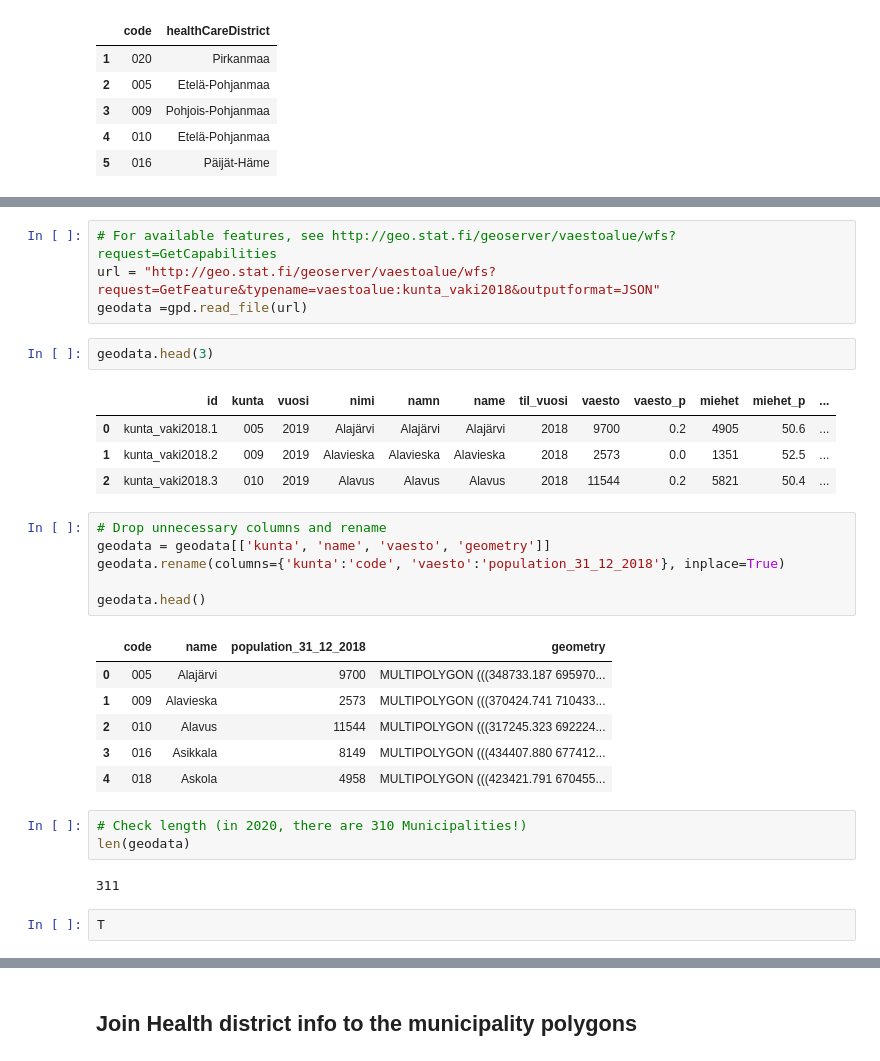
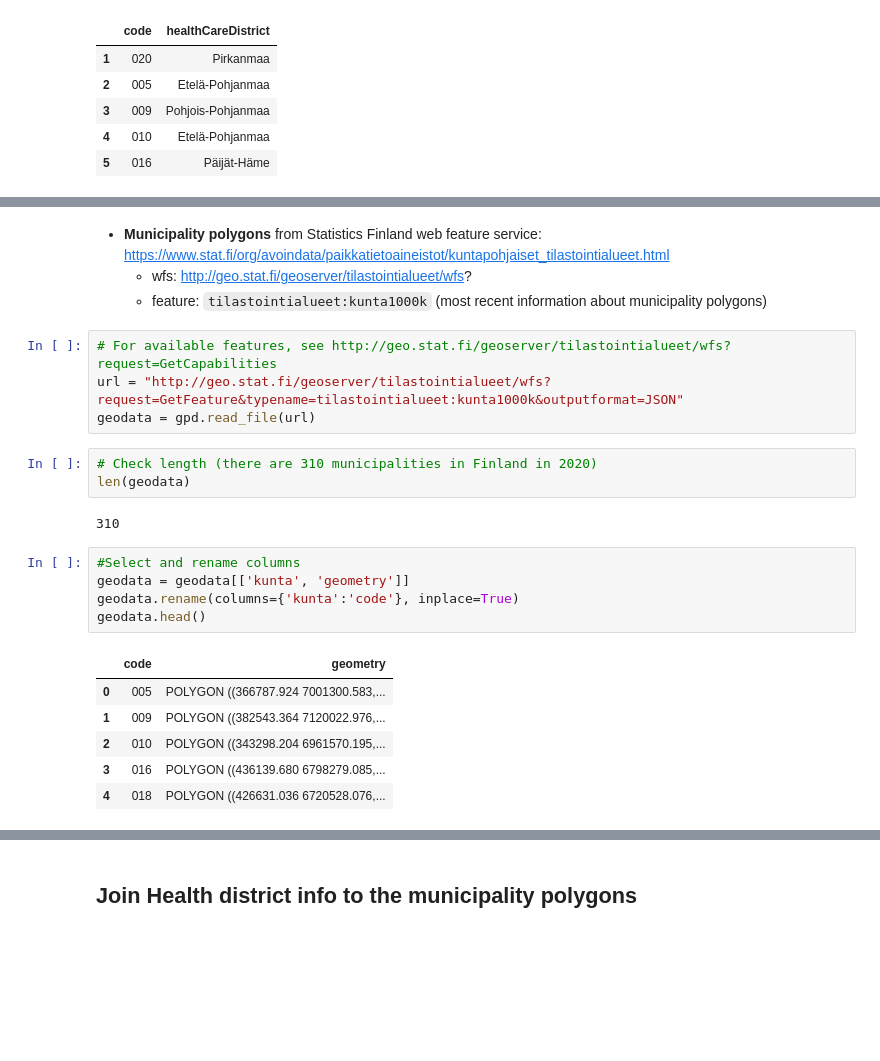
Before and after one commit to VuokkoH/koronavirus-avoindata, a Jupyter notebook: create_health_district_polygons.ipynb, the cells around one changed output, grey strips where cells are left out. Saved outputs shown, nothing was run; the diff lists cells and outputs as text; blank space fills up the shorter version.

Commit message:
switched back to using 1000k municipality polygons

```diff
--- a/create_health_district_polygons.ipynb
+++ b/create_health_district_polygons.ipynb
@@ -73,31 +65,25 @@ data.head()
+# %% [markdown]
+- **Municipality polygons** from Statistics Finland web feature service: https://www.stat.fi/org/avoindata/paikkatietoaineistot/kuntapohjaiset_tilastointialueet.html
+    - wfs: http://geo.stat.fi/geoserver/tilastointialueet/wfs?
+    - feature: `tilastointialueet:kunta1000k` (most recent information about municipality polygons)
 # %%
-# For available features, see http://geo.stat.fi/geoserver/vaestoalue/wfs?request=GetCapabilities
-url = "http://geo.stat.fi/geoserver/vaestoalue/wfs?request=GetFeature&typename=vaestoalue:kunta_vaki2018&outputformat=JSON"
-geodata =gpd.read_file(url)
+# For available features, see http://geo.stat.fi/geoserver/tilastointialueet/wfs?request=GetCapabilities
+url = "http://geo.stat.fi/geoserver/tilastointialueet/wfs?request=GetFeature&typename=tilastointialueet:kunta1000k&outputformat=JSON"
+geodata = gpd.read_file(url)
-# %%
-geodata.head(3)
-# %% [output]
-|  | id | kunta | vuosi | nimi | namn | name | til_vuosi | vaesto | vaesto_p | miehet | miehet_p | ... |
-| 0 | kunta_vaki2018.1 | 005 | 2019 | Alajärvi | Alajärvi | Alajärvi | 2018 | 9700 | 0.2 | 4905 | 50.6 | ... |
-| 1 | kunta_vaki2018.2 | 009 | 2019 | Alavieska | Alavieska | Alavieska | 2018 | 2573 | 0.0 | 1351 | 52.5 | ... |
-| 2 | kunta_vaki2018.3 | 010 | 2019 | Alavus | Alavus | Alavus | 2018 | 11544 | 0.2 | 5821 | 50.4 | ... |
+# %%
+# Check length (there are 310 municipalities in Finland in 2020)
+len(geodata)
+# %% [output]
+310
 # %%
-# Drop unnecessary columns and rename
-geodata = geodata[['kunta', 'name', 'vaesto', 'geometry']]
-geodata.rename(columns={'kunta':'code', 'vaesto':'population_31_12_2018'}, inplace=True)
-
+#Select and rename columns
+geodata = geodata[['kunta', 'geometry']]
+geodata.rename(columns={'kunta':'code'}, inplace=True)
 geodata.head()
 # %% [output]
-|  | code | name | population_31_12_2018 | geometry |
-| 0 | 005 | Alajärvi | 9700 | MULTIPOLYGON (((348733.187 695970... |
-| 1 | 009 | Alavieska | 2573 | MULTIPOLYGON (((370424.741 710433... |
-| 2 | 010 | Alavus | 11544 | MULTIPOLYGON (((317245.323 692224... |
-| 3 | 016 | Asikkala | 8149 | MULTIPOLYGON (((434407.880 677412... |
-| 4 | 018 | Askola | 4958 | MULTIPOLYGON (((423421.791 670455... |
+|  | code | geometry |
+| 0 | 005 | POLYGON ((366787.924 7001300.583,... |
+| 1 | 009 | POLYGON ((382543.364 7120022.976,... |
+| 2 | 010 | POLYGON ((343298.204 6961570.195,... |
+| 3 | 016 | POLYGON ((436139.680 6798279.085,... |
+| 4 | 018 | POLYGON ((426631.036 6720528.076,... |
-# %%
-# Check length (in 2020, there are 310 Municipalities!)
-len(geodata)
-# %% [output]
-311
-# %%
-T
```
Also changed, not shown: parts of 20 cells of this notebook, 2 other files.
